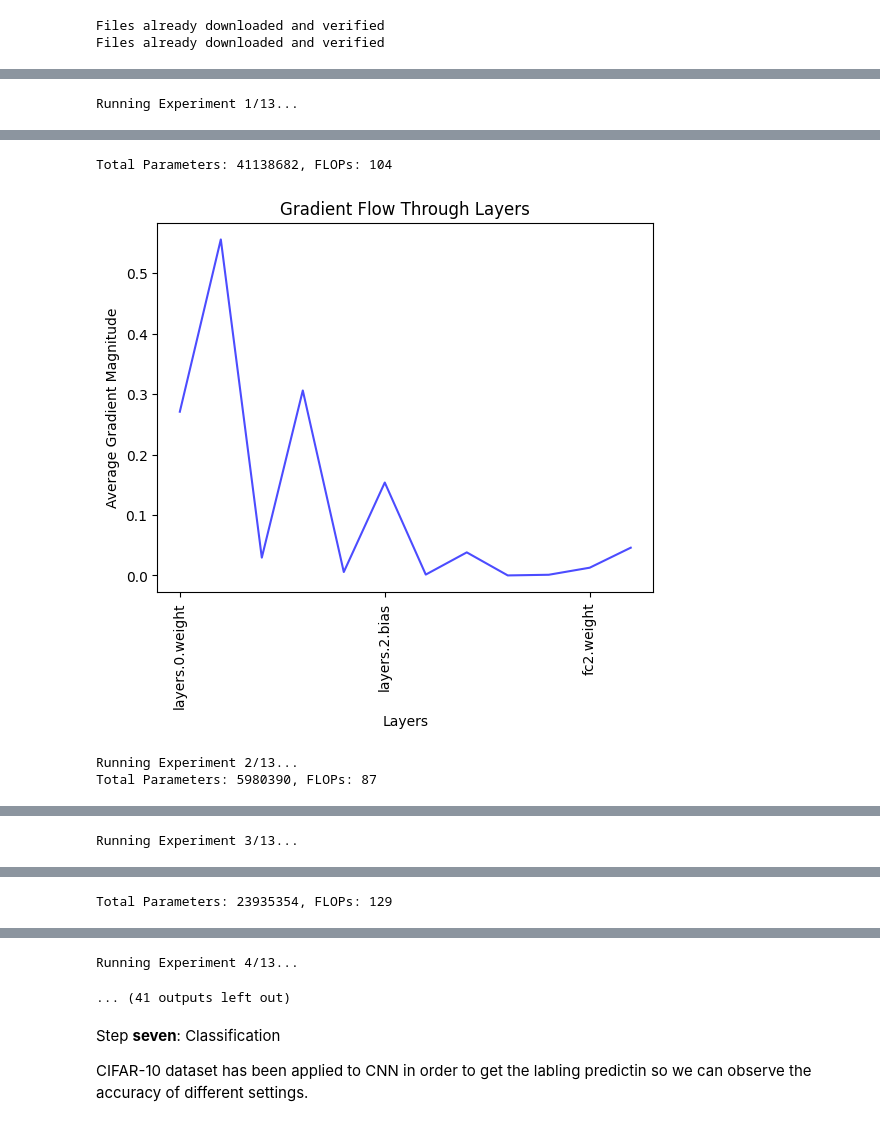
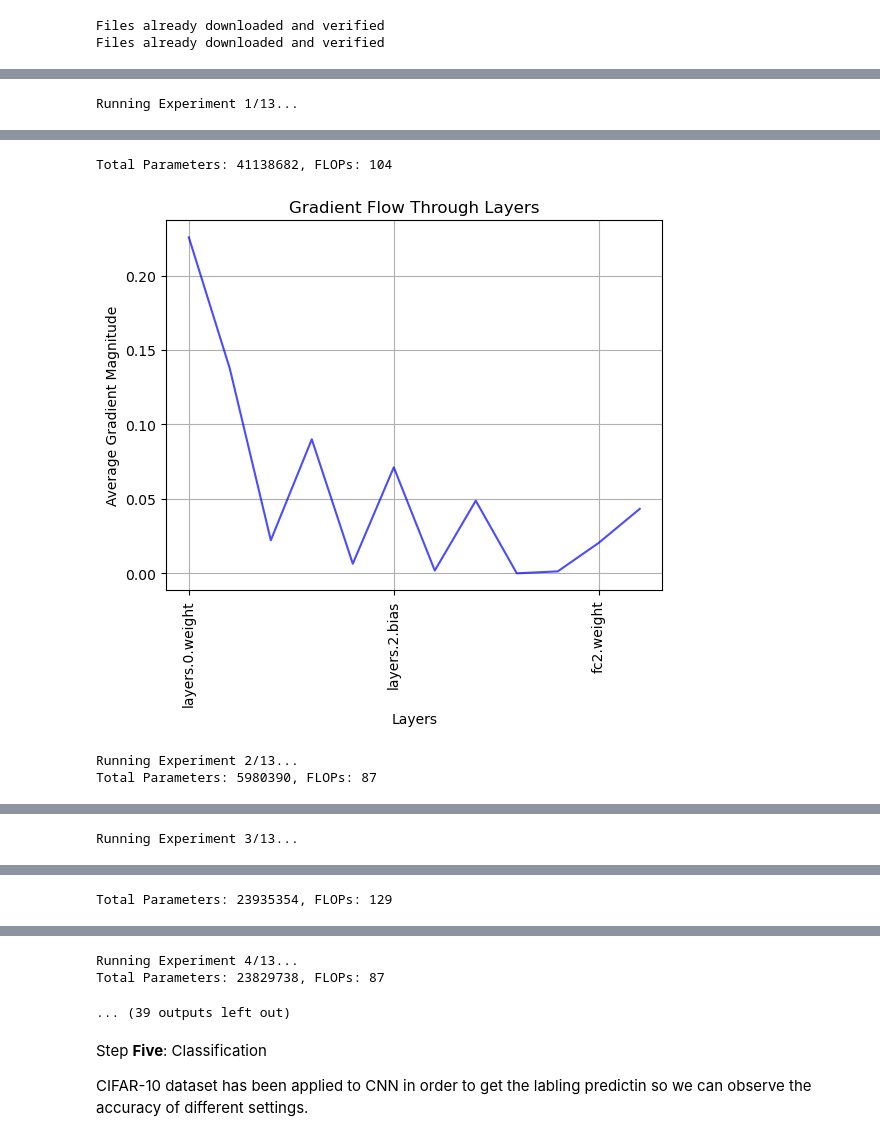
Before and after one commit to sAlirezayaghoubi/CNN-Implemention, a Jupyter notebook: CNN.ipynb, the cells around one changed output, grey strips where cells are left out. Cells and saved outputs as stored; diff of their text form; code cells hidden in the pictures.

```diff
--- a/CNN.ipynb
+++ b/CNN.ipynb
@@ -33,9 +31,11 @@ In this step we prepare the data by downloading CIFAR-10 data set.
 # %%
 # Data Preparation
 device = torch.device('cuda' if torch.cuda.is_available() else 'cpu')
+
+#Normilize the model to use mean and standard deviation computed from dataset (new values has been computed instead of normalizing them to 0.5)
 transform = transforms.Compose([
     transforms.ToTensor(),
-    transforms.Normalize((0.5, 0.5, 0.5), (0.5, 0.5, 0.5))
+    transforms.Normalize((0.4914, 0.4822, 0.4465), (0.2023, 0.1994, 0.2010))
 ])
 
 train_dataset = datasets.CIFAR10(root='./tmp/data', train=True, download=True, transform=transform)
@@ -245,18 +69,5 @@ Different settings has been set in order to pass through the channel then plot a
 # %%
-def plot_grad_flow(model):
-    ave_grads = []
-    layers = []
-    for name, param in model.named_parameters():
-        if param.grad is not None:
-            ave_grads.append(param.grad.abs().mean().item())
-            layers.append(name)
-
-    plt.plot(ave_grads, alpha=0.7, color='b')
-    plt.xticks(range(0, len(layers), 5), layers[::5], rotation=90)
-    plt.title("Gradient Flow Through Layers")
-    plt.xlabel("Layers")
-    plt.ylabel("Average Gradient Magnitude")
-    plt.show()
+import torch.nn as nn
 # Experiment Settings
 settings = [
     {"conv_config": [(16, 4, 1, 1), (32, 4, 1, 1),(64,4,1,1),(128,4,2,1)] , "pool_type": nn.MaxPool2d(kernel_size=2, stride=1), "dropout_rate": 0.3, "flip_kernel": False, "sparsity": 0.0, "use_tiled": True, "use_unshared": False, "use_locally_connected": False, "padding_style": "same"},
@@ -325,6 +136,7 @@ plt.xlabel('Experiment Settings')
 plt.ylabel('Total Parameters')
 plt.xticks(rotation=45)
 plt.tight_layout()
+plt.grid(True)
 plt.show()
 
 # Plot FLOPs
@@ -335,6 +147,7 @@ plt.xlabel('Experiment Settings')
 plt.ylabel('FLOPs')
 plt.xticks(rotation=45)
 plt.tight_layout()
+plt.grid(True)
 plt.show()
 # %% [output]
 Running Experiment 1/13...
@@ -344,4 +157,4 @@ STAGE:2025-01-31 15:32:23 20808:10867348 ActivityProfilerController.cpp:324] Com
 Total Parameters: 41138682, FLOPs: 104
-[figure, old version]
+[figure, new version]
 Running Experiment 2/13...
 Total Parameters: 5980390, FLOPs: 87
@@ -358,6 +171,7 @@ Total Parameters: 23935354, FLOPs: 129
 Running Experiment 4/13...
+Total Parameters: 23829738, FLOPs: 87
-... (41 outputs left out)
+... (39 outputs left out)
 # %% [markdown]
-Step **seven**: Classification
+Step **Five**: Classification
 
 CIFAR-10 dataset has been applied to CNN in order to get the labling predictin so we can observe the accuracy of different settings.
```
Also changed, not shown: parts of 16 cells of this notebook.
